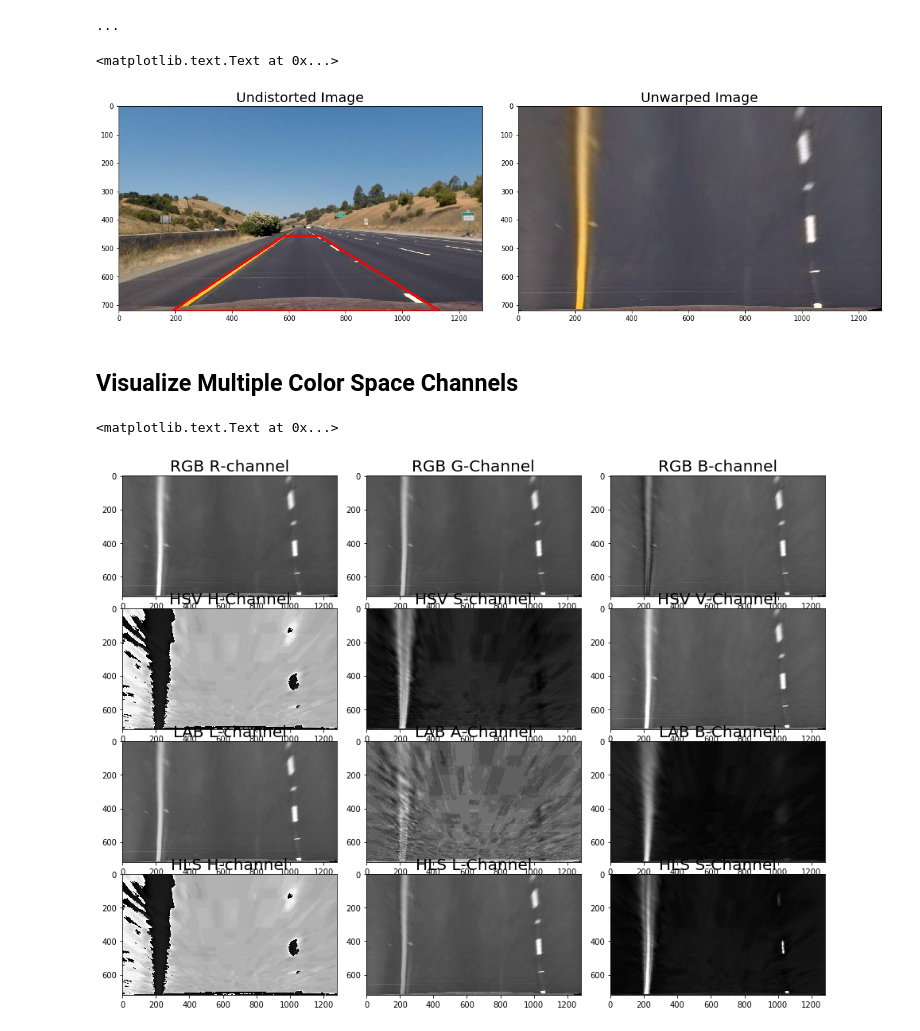
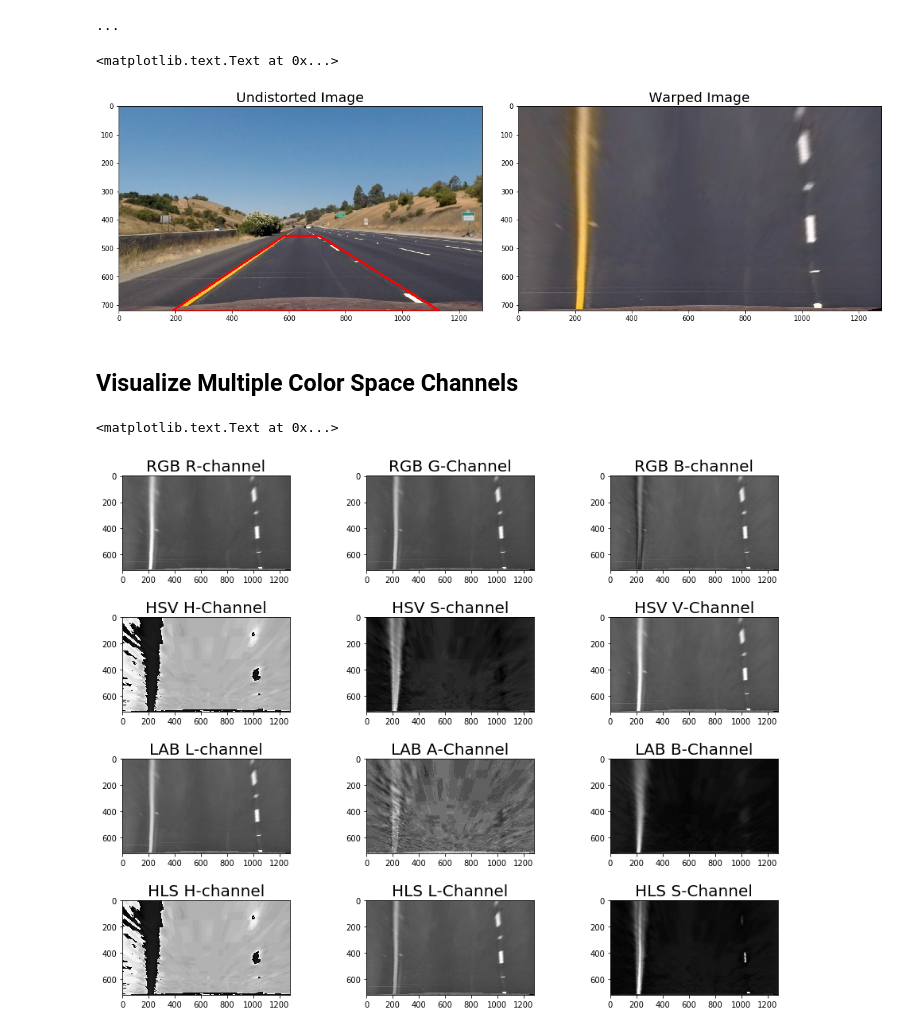
Before and after one commit to simonwisseler/CameraCalibration-PerspectiveTransform-Sobel-Polyfit_LaneDetection, a Jupyter notebook: detect_lane.ipynb, the cells around one changed output. Cells and saved outputs as stored; diff of their text form; code cells hidden in the pictures.

```diff
--- a/detect_lane.ipynb
+++ b/detect_lane.ipynb
@@ -112,13 +112,14 @@ axes[3].set_title('Undistorted Image II', fontsize=20)
 
 **TODO**: Make code more robust and usable in more challenging scenarios (e.g. `harder_challenge_video.mp4`)
 # %%
-# function to produce bird's eye view of given image
-def unwarp(img, src, dst):
+def warp(img, src, dst):
+    """
+    Takes image as well as source and destination correspondence points as input. Returns warped image warped,
+    transformation matrix M and inverse transformation matrix M_inv
+    """
     img_height, img_width = img.shape[:2]
-    # run cv2.getPerspectiveTransform() to get M, i.e. the transform matrix, and M_inv, i.e. its inverse
     M = cv2.getPerspectiveTransform(src, dst)
     M_inv = cv2.getPerspectiveTransform(dst, src)
-    # run cv2.warpPerspective() to warp given image to "bird's eye view"
     warped = cv2.warpPerspective(img, M, (img_width,img_height), flags=cv2.INTER_LINEAR)
     return warped, M, M_inv
 
@@ -170,7 +171,7 @@ dst_cpts = np.float32([dst_cp_bottom_left,
                        dst_sp_bottom_right])
 
 # unwarp original image
-unwarped_img, M, M_inv = unwarp(undist_img, src_cpts, dst_cpts)
+warped_img, M, M_inv = warp(undist_img, src_cpts, dst_cpts)
 
 # draw lines based on source points into original image
 color = [255, 0, 0]
@@ -181,73 +182,76 @@ cv2.line(undist_img, src_cp_top_left, src_cp_top_right, color, width)
 cv2.line(undist_img, src_cp_top_right, src_sp_bottom_right, color, width)
 cv2.line(undist_img, src_sp_bottom_right, src_cp_bottom_left, color, width)
 
-# display undistorted image and unwarped version next to each other
+# display undistorted image and warped version next to each other
 fig, axes = plt.subplots(1, 2, figsize=(20,10))
 fig.subplots_adjust(hspace = .2, wspace=.1)
 axes = axes.ravel()
 
 axes[0].imshow(undist_img)
 axes[0].set_title('Undistorted Image', fontsize=20)
-axes[1].imshow(unwarped_img)
-axes[1].set_title('Unwarped Image', fontsize=20)
+axes[1].imshow(warped_img)
+axes[1].set_title('Warped Image', fontsize=20)
 # %% [output]
 <matplotlib.text.Text at 0x...>
-[figure, old version]
+[figure, new version]
 # %% [markdown]
 ## Visualize Multiple Color Space Channels
 # %%
 # Visualize multiple color space channels
 ## RGB color space
-unwarped_img_R = unwarped_img[:,:,0]
-unwarped_img_G = unwarped_img[:,:,1]
-unwarped_img_B = unwarped_img[:,:,2]
+warped_img_R = warped_img[:,:,0]
+warped_img_G = warped_img[:,:,1]
+warped_img_B = warped_img[:,:,2]
 
 ## HSV color space
-unwarped_img_HSV = cv2.cvtColor(unwarped_img, cv2.COLOR_RGB2HSV)
-unwarped_img_H = unwarped_img_HSV[:,:,0]
-unwarped_img_S = unwarped_img_HSV[:,:,1]
-unwarped_img_V = unwarped_img_HSV[:,:,2]
+warped_img_HSV = cv2.cvtColor(warped_img, cv2.COLOR_RGB2HSV)
+warped_img_H = warped_img_HSV[:,:,0]
+warped_img_S = warped_img_HSV[:,:,1]
+warped_img_V = warped_img_HSV[:,:,2]
 
 ## LAB color space
-unwarped_img_LAB = cv2.cvtColor(unwarped_img, cv2.COLOR_RGB2Lab)
-unwarped_img_L = unwarped_img_LAB[:,:,0]
-unwarped_img_A = unwarped_img_LAB[:,:,1]
-unwarped_img_B2 = unwarped_img_LAB[:,:,2] # B2 as B already taken
+warped_img_LAB = cv2.cvtColor(warped_img, cv2.COLOR_RGB2Lab)
+warped_img_L = warped_img_LAB[:,:,0]
+warped_img_A = warped_img_LAB[:,:,1]
+warped_img_B2 = warped_img_LAB[:,:,2] # B2 as B already taken
 
 ## HLS color space
-unwarped_img_HLS = cv2.cvtColor(unwarped_img, cv2.COLOR_RGB2HLS)
-unwarped_img_H2 = unwarped_img_HLS[:,:,0] # H2 as H already taken
-unwarped_img_L2 = unwarped_img_HLS[:,:,1] # L2 as L already taken
-unwarped_img_S2 = unwarped_img_HLS[:,:,2] # S2 as S already taken
+warped_img_HLS = cv2.cvtColor(warped_img, cv2.COLOR_RGB2HLS)
+warped_img_H2 = warped_img_HLS[:,:,0] # H2 as H already taken
+warped_img_L2 = warped_img_HLS[:,:,1] # L2 as L already taken
+warped_img_S2 = warped_img_HLS[:,:,2] # S2 as S already taken
 
 ## Setup and display subplots
 fig, axes = plt.subplots(4,3, figsize=(16, 12))
-fig.subplots_adjust(hspace = .3, wspace=.1)
+fig.subplots_adjust(hspace = .5, wspace=.1)
 axes = axes.ravel()
-axes[0].imshow(unwarped_img_R, cmap='gray')
+axes[0].imshow(warped_img_R, cmap='gray')
 axes[0].set_title('RGB R-channel', fontsize=20)
-axes[1].imshow(unwarped_img_G, cmap='gray')
+axes[1].imshow(warped_img_G, cmap='gray')
 axes[1].set_title('RGB G-Channel', fontsize=20)
-axes[2].imshow(unwarped_img_B, cmap='gray')
+axes[2].imshow(warped_img_B, cmap='gray')
 axes[2].set_title('RGB B-channel', fontsize=20)
-axes[3].imshow(unwarped_img_H, cmap='gray')
+
+axes[3].imshow(warped_img_H, cmap='gray')
 axes[3].set_title('HSV H-Channel', fontsize=20)
-axes[4].imshow(unwarped_img_S, cmap='gray')
+axes[4].imshow(warped_img_S, cmap='gray')
 axes[4].set_title('HSV S-channel', fontsize=20)
-axes[5].imshow(unwarped_img_V, cmap='gray')
+axes[5].imshow(warped_img_V, cmap='gray')
 axes[5].set_title('HSV V-Channel', fontsize=20)
-axes[6].imshow(unwarped_img_L, cmap='gray')
+
+axes[6].imshow(warped_img_L, cmap='gray')
 axes[6].set_title('LAB L-channel', fontsize=20)
-axes[7].imshow(unwarped_img_A, cmap='gray')
+axes[7].imshow(warped_img_A, cmap='gray')
 axes[7].set_title('LAB A-Channel', fontsize=20)
-axes[8].imshow(unwarped_img_B2, cmap='gray')
+axes[8].imshow(warped_img_B2, cmap='gray')
 axes[8].set_title('LAB B-Channel', fontsize=20)
-axes[9].imshow(unwarped_img_H2, cmap='gray')
+
+axes[9].imshow(warped_img_H2, cmap='gray')
 axes[9].set_title('HLS H-channel', fontsize=20)
-axes[10].imshow(unwarped_img_L2, cmap='gray')
+axes[10].imshow(warped_img_L2, cmap='gray')
 axes[10].set_title('HLS L-Channel', fontsize=20)
-axes[11].imshow(unwarped_img_S2, cmap='gray')
+axes[11].imshow(warped_img_S2, cmap='gray')
 axes[11].set_title('HLS S-Channel', fontsize=20)
 # %% [output]
 <matplotlib.text.Text at 0x...>
-[figure, old version]
+[figure, new version]
```
